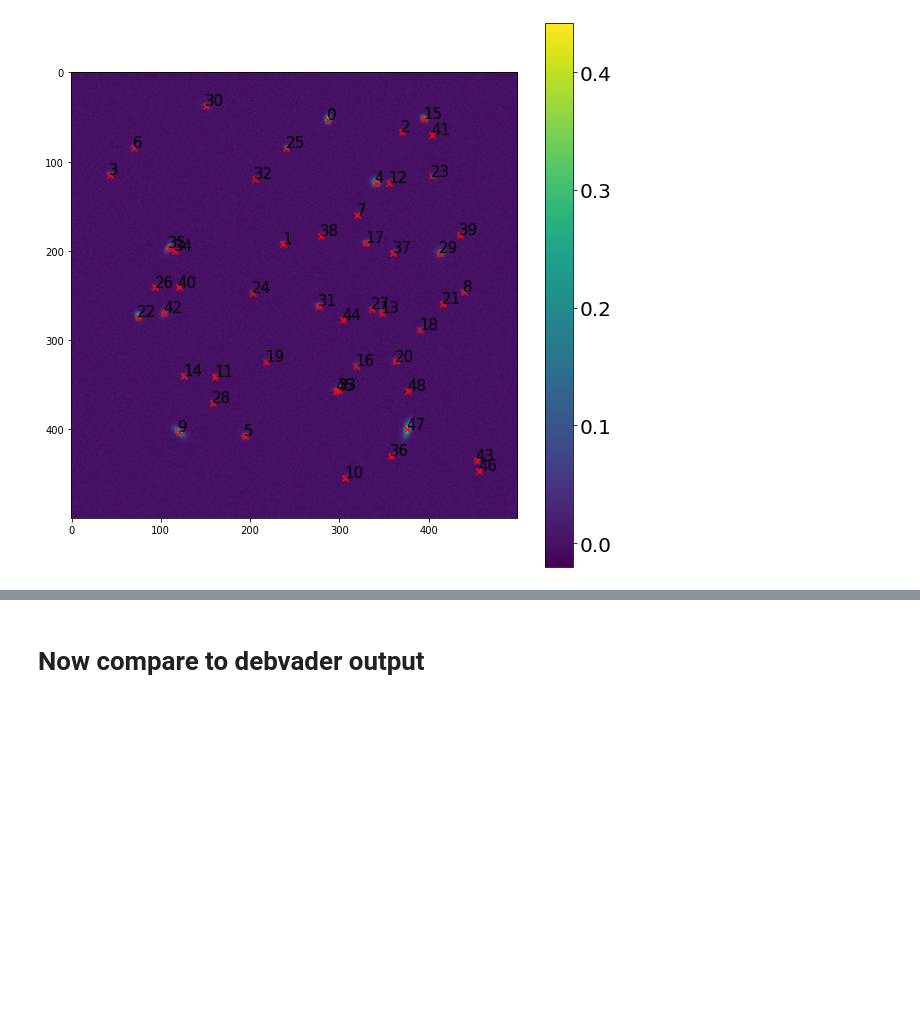
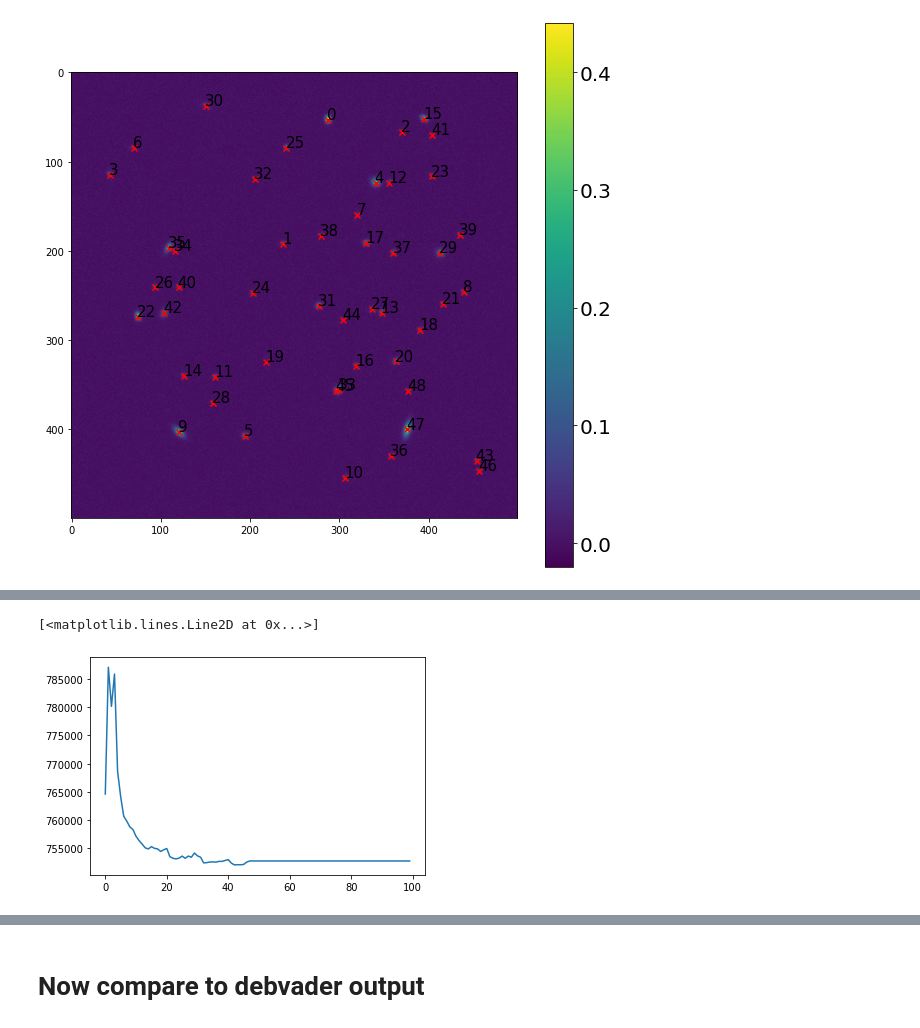
Before and after one commit to b-biswas/MADNESS-legacy, a Jupyter notebook: notebooks/test_simultaneous_deblending.ipynb, the cells around one changed output, grey strips where cells are left out. Saved outputs shown, nothing was run; the diff lists cells and outputs as text; code cells hidden in the pictures; blank space fills up the shorter version.

```diff
--- a/notebooks/test_simultaneous_deblending.ipynb
+++ b/notebooks/test_simultaneous_deblending.ipynb
@@ -205,0 +223,8 @@ for i in range(len(blend['blend_list'][0])):
+# %%
+deb2 = Deblend(blend['blend_images'][0]/80000,
+              detected_positions,
+              lr=.1,
+              latent_dim=10,
+              num_components=len(blend['blend_list'][0]),
+              use_likelihood=True,
+              max_iter=100)
@@ -205,0 +242,5 @@ for i in range(len(blend['blend_list'][0])):
+# %%
+plt.plot(deb2.results)
+# %% [output]
+[<matplotlib.lines.Line2D at 0x...>]
+[figure, added]
```
Also changed, not shown: parts of 14 cells of this notebook.
